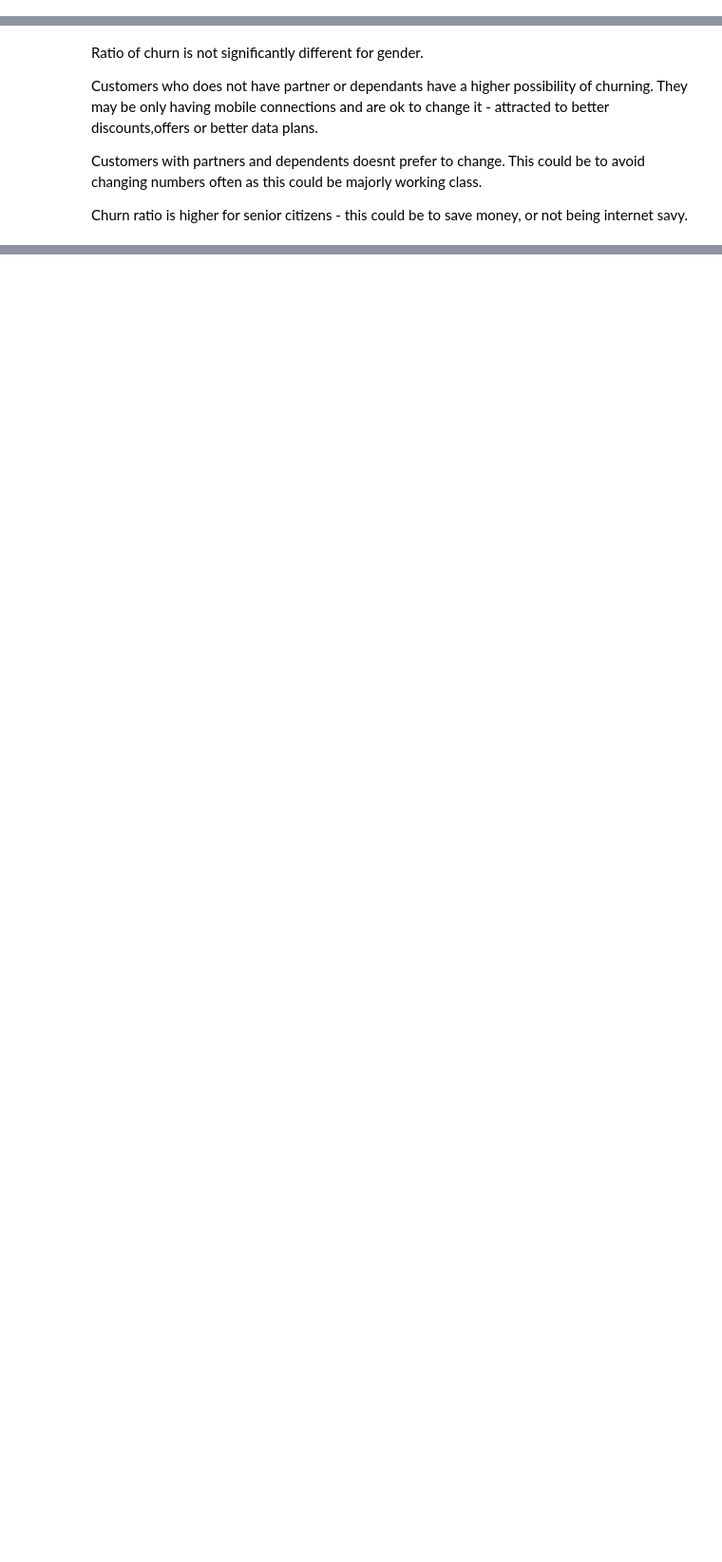
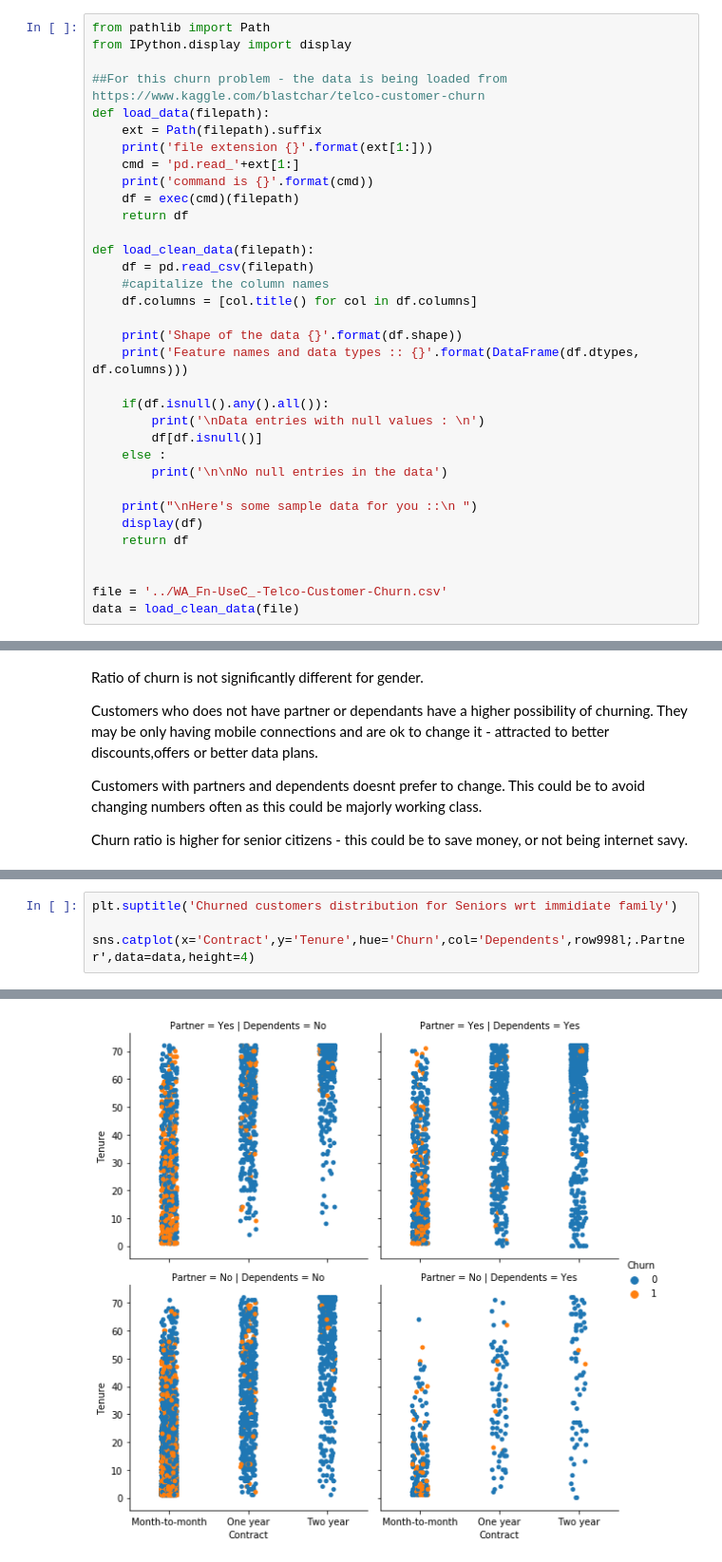
Before and after one commit to KanduriR/Kaggle-Telco-Customer-Churn, a Jupyter notebook: Telecomm Churn - EDA.ipynb, the cells around one changed output, grey strips where cells are left out. Shown at 95% size. Saved outputs shown, nothing was run; the diff lists cells and outputs as text; blank space fills up the shorter version.

```diff
--- a/Telecomm Churn - EDA.ipynb
+++ b/Telecomm Churn - EDA.ipynb
@@ -60,0 +10,34 @@ plt.show()
+# %%
+from pathlib import Path
+from IPython.display import display
+
+##For this churn problem - the data is being loaded from https://www.kaggle.com/blastchar/telco-customer-churn
+def load_data(filepath):
+    ext = Path(filepath).suffix
+    print('file extension {}'.format(ext[1:]))
+    cmd = 'pd.read_'+ext[1:]
+    print('command is {}'.format(cmd))
+    df = exec(cmd)(filepath)
+    return df
+
+def load_clean_data(filepath):
+    df = pd.read_csv(filepath)
+    #capitalize the column names
+    df.columns = [col.title() for col in df.columns]
+
+    print('Shape of the data {}'.format(df.shape))
+    print('Feature names and data types :: {}'.format(DataFrame(df.dtypes, df.columns)))
+
+    if(df.isnull().any().all()):
+        print('\nData entries with null values : \n')
+        df[df.isnull()]
+    else :
+        print('\n\nNo null entries in the data')
+
+    print("\nHere's some sample data for you ::\n ")
+    display(df)
+    return df
+
+
+file = '../WA_Fn-UseC_-Telco-Customer-Churn.csv'
+data = load_clean_data(file)
@@ -111,0 +162,5 @@ Name: Churn, dtype: int64
+# %%
+plt.suptitle('Churned customers distribution for Seniors wrt immidiate family')
+
+sns.catplot(x='Contract',y='Tenure',hue='Churn',col='Dependents',row998l;.Partner',data=data,height=4)
+# %% [output]
@@ -111,0 +169 @@ Name: Churn, dtype: int64
+[figure, added]
```
Also changed, not shown: parts of 36 cells of this notebook.
